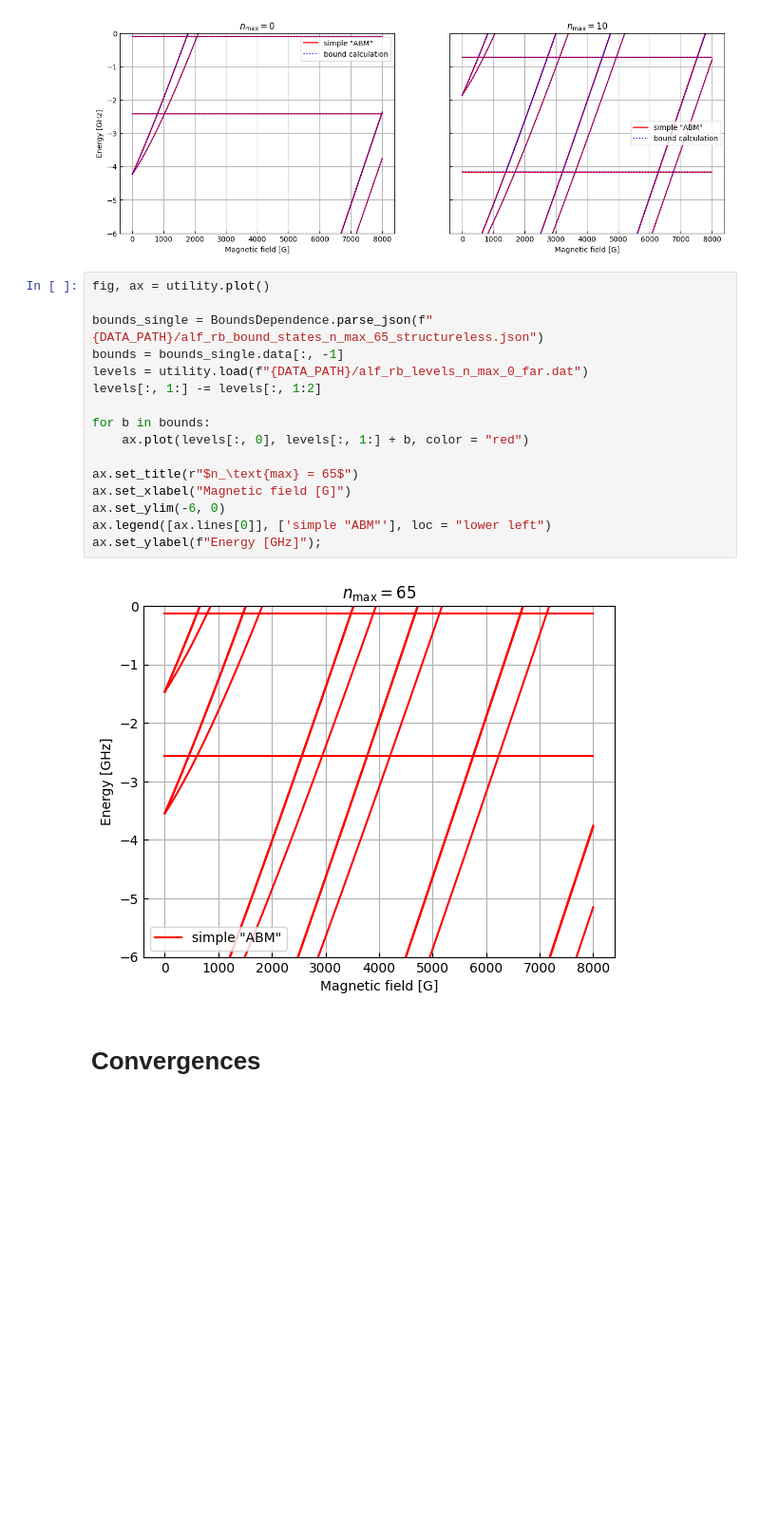
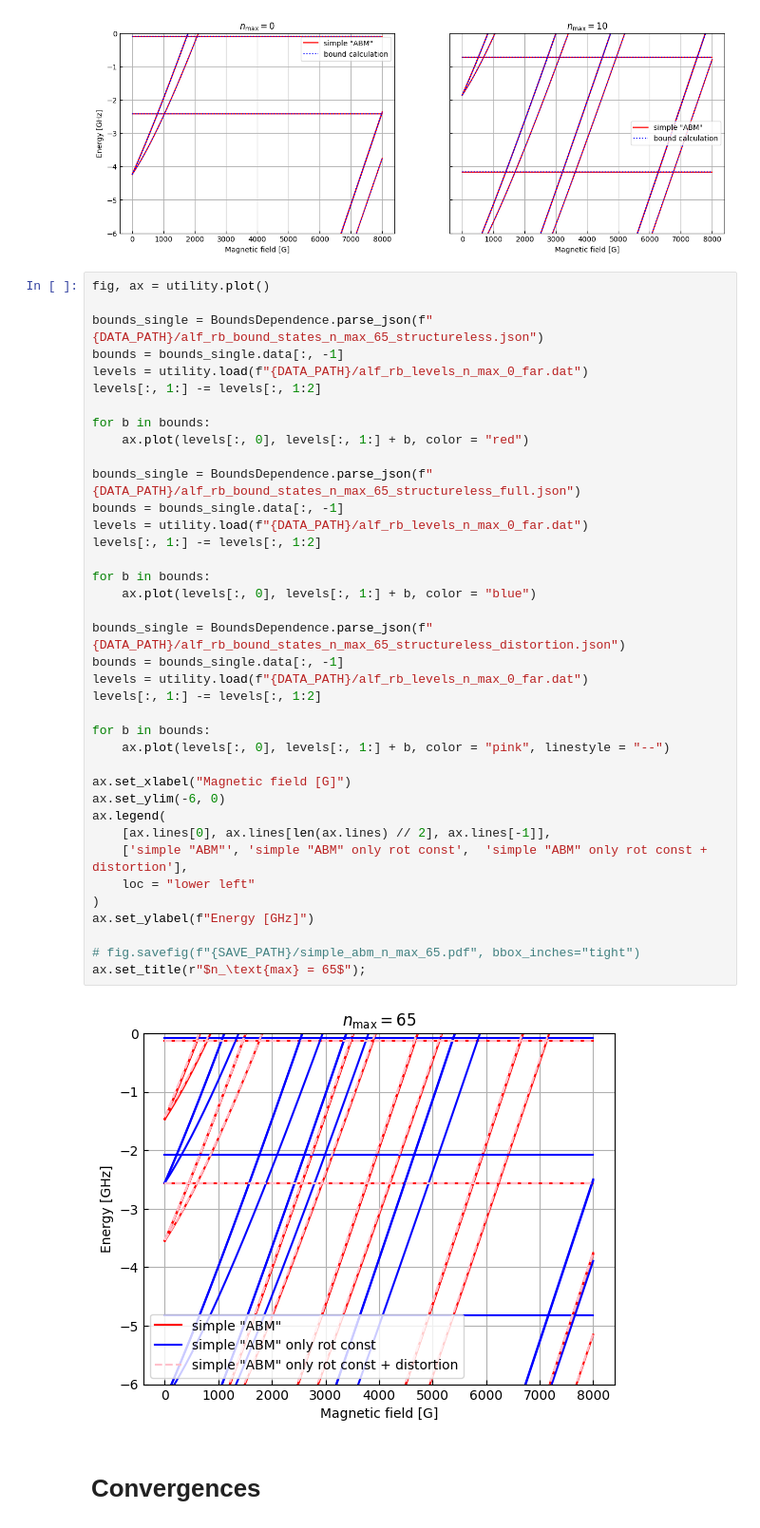
Before and after one commit to Wleter/rb_alf_feshbach, a Jupyter notebook: analysis/analysis.ipynb, the cells around one changed output. Shown at 95% size. Drawn from its saved outputs; the diff is of its cells as text; blank space fills up the shorter version.

Commit message:
add full structureless calculations

```diff
--- a/analysis/analysis.ipynb
+++ b/analysis/analysis.ipynb
@@ -261,21 +261,43 @@ axes[0].set_ylabel(f"Energy [GHz]");
 # %%
 fig, ax = utility.plot()
 
 bounds_single = BoundsDependence.parse_json(f"{DATA_PATH}/alf_rb_bound_states_n_max_65_structureless.json")
 bounds = bounds_single.data[:, -1]
 levels = utility.load(f"{DATA_PATH}/alf_rb_levels_n_max_0_far.dat")
 levels[:, 1:] -= levels[:, 1:2]
 
 for b in bounds:
     ax.plot(levels[:, 0], levels[:, 1:] + b, color = "red")
 
-ax.set_title(r"$n_\text{max} = 65$")
+bounds_single = BoundsDependence.parse_json(f"{DATA_PATH}/alf_rb_bound_states_n_max_65_structureless_full.json")
+bounds = bounds_single.data[:, -1]
+levels = utility.load(f"{DATA_PATH}/alf_rb_levels_n_max_0_far.dat")
+levels[:, 1:] -= levels[:, 1:2]
+
+for b in bounds:
+    ax.plot(levels[:, 0], levels[:, 1:] + b, color = "blue")
+
+bounds_single = BoundsDependence.parse_json(f"{DATA_PATH}/alf_rb_bound_states_n_max_65_structureless_distortion.json")
+bounds = bounds_single.data[:, -1]
+levels = utility.load(f"{DATA_PATH}/alf_rb_levels_n_max_0_far.dat")
+levels[:, 1:] -= levels[:, 1:2]
+
+for b in bounds:
+    ax.plot(levels[:, 0], levels[:, 1:] + b, color = "pink", linestyle = "--")
+
 ax.set_xlabel("Magnetic field [G]")
 ax.set_ylim(-6, 0)
-ax.legend([ax.lines[0]], ['simple "ABM"'], loc = "lower left")
-ax.set_ylabel(f"Energy [GHz]");
+ax.legend(
+    [ax.lines[0], ax.lines[len(ax.lines) // 2], ax.lines[-1]],
+    ['simple "ABM"', 'simple "ABM" only rot const',  'simple "ABM" only rot const + distortion'],
+    loc = "lower left"
+)
+ax.set_ylabel(f"Energy [GHz]")
+
+# fig.savefig(f"{SAVE_PATH}/simple_abm_n_max_65.pdf", bbox_inches="tight")
+ax.set_title(r"$n_\text{max} = 65$");
 # %% [output]
-[figure, old version]
+[figure, new version]
 # %% [markdown]
 # Convergences
 # %%
```
Also changed, not shown: 4 other files.
